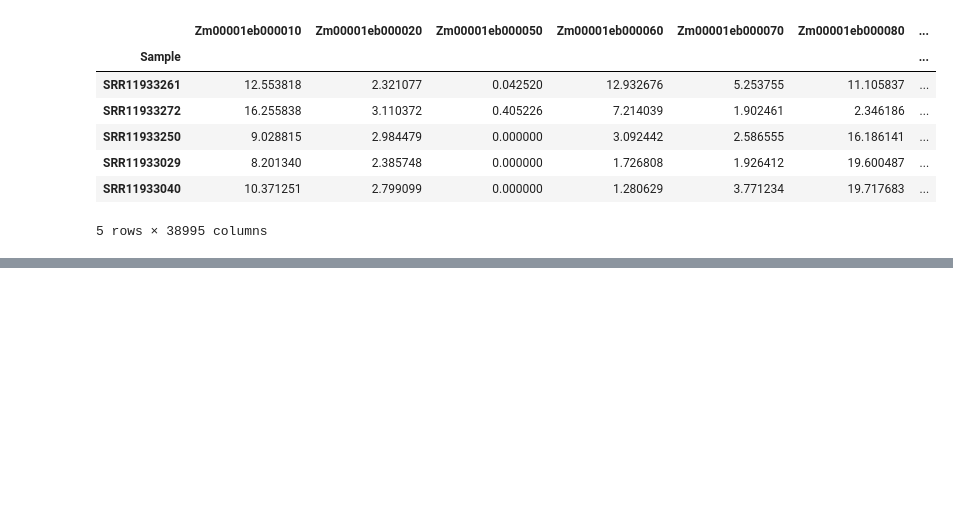
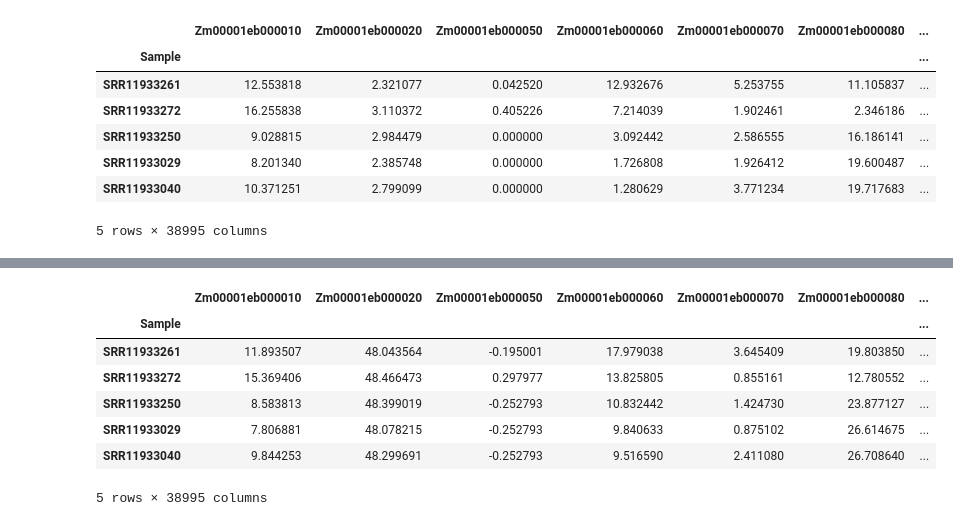
Before and after one commit to achpardo/core-stress-transcriptome, a Jupyter notebook: notebooks/exploratory_analyses/pyComBat_BioProject_full_data.ipynb, the cells around one changed output, grey strips where cells are left out. Cells and saved outputs as stored; diff of their text form; code cells hidden in the pictures; blank space fills up the shorter version.

```diff
--- a/notebooks/exploratory_analyses/pyComBat_BioProject_full_data.ipynb
+++ b/notebooks/exploratory_analyses/pyComBat_BioProject_full_data.ipynb
@@ -57,0 +197,4 @@ vttpm.head()
+# %%
+# go back to vttpm and re-transpose it
+vtpm = vttpm.transpose()
+vtpm.head()
@@ -57,0 +209,3 @@ vttpm.head()
+# %%
+# run pyComBat for BioProject
+bpcor_tpm = pycombat(vtpm,batch)
@@ -57,0 +229,3 @@ vttpm.head()
+# %%
+bpt = bpcor_tpm.transpose().reset_index()
+bpt.head()
@@ -57,0 +247,15 @@ vttpm.head()
+# %%
+# log transform bpt
+bpt = bpt.set_index("Sample")
+bpt_log = bpt.apply(lambda x: np.log2(x+1))
+# %%
+bpt.head()
+# %% [output]
+|  | Zm00001eb000010 | Zm00001eb000020 | Zm00001eb000050 | Zm00001eb000060 | Zm00001eb000070 | Zm00001eb000080 | ... |
+| Sample |  |  |  |  |  |  | ... |
+| SRR11933261 | 11.893507 | 48.043564 | -0.195001 | 17.979038 | 3.645409 | 19.803850 | ... |
+| SRR11933272 | 15.369406 | 48.466473 | 0.297977 | 13.825805 | 0.855161 | 12.780552 | ... |
+| SRR11933250 | 8.583813 | 48.399019 | -0.252793 | 10.832442 | 1.424730 | 23.877127 | ... |
+| SRR11933029 | 7.806881 | 48.078215 | -0.252793 | 9.840633 | 0.875102 | 26.614675 | ... |
+| SRR11933040 | 9.844253 | 48.299691 | -0.252793 | 9.516590 | 2.411080 | 26.708640 | ... |
+5 rows × 38995 columns
```
Also changed, not shown: parts of 30 cells of this notebook, 2 other files.
